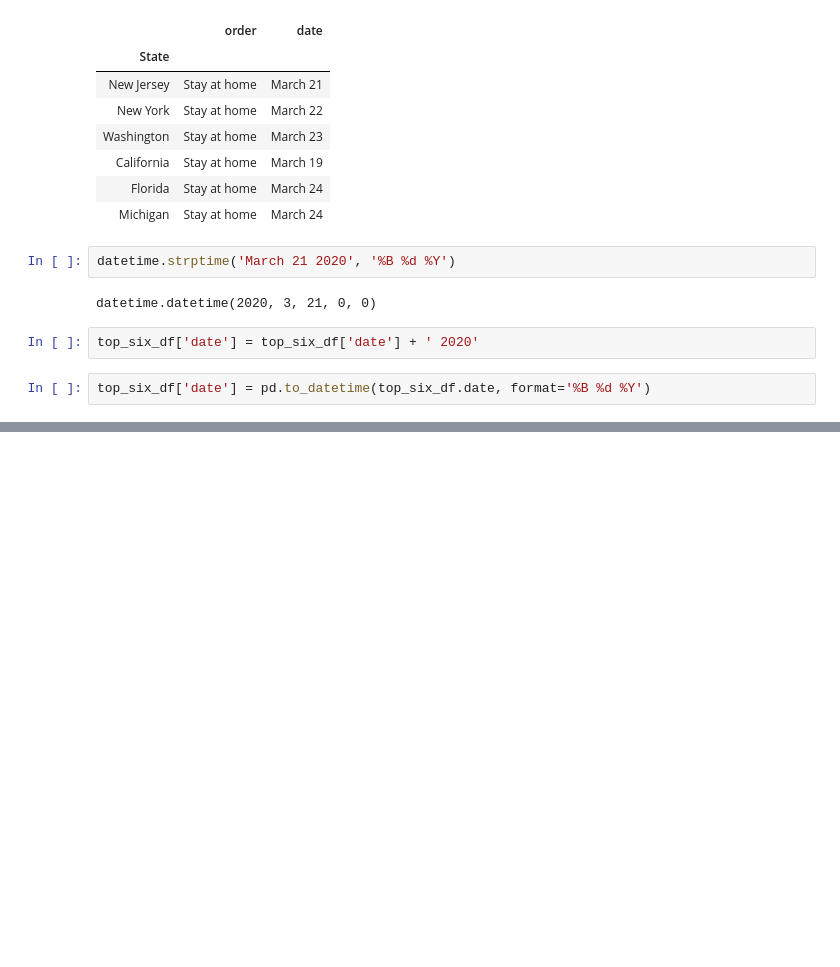
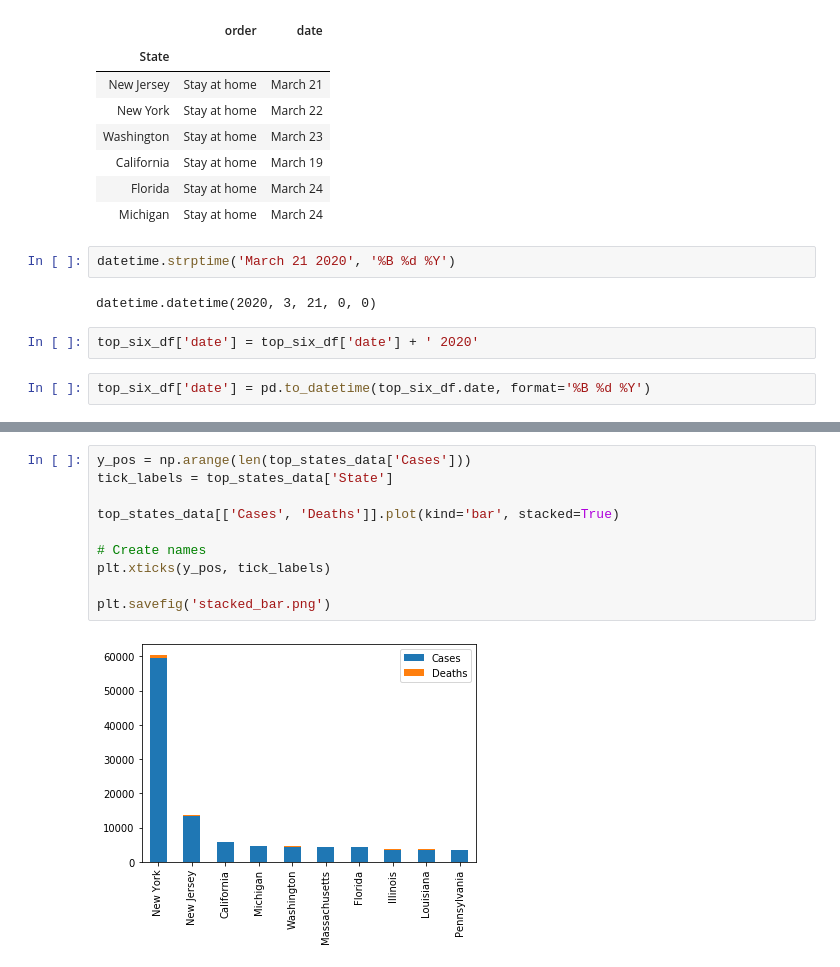
Before and after one commit to positivelyalli/COVID19_ETL_Project, a Jupyter notebook: state_measures.ipynb, the cells around one changed output, grey strips where cells are left out. Drawn from its saved outputs; the diff is of its cells as text; blank space fills up the shorter version.

```diff
--- a/state_measures.ipynb
+++ b/state_measures.ipynb
@@ -243,0 +315,12 @@ top_six_df.to_csv()
+# %%
+y_pos = np.arange(len(top_states_data['Cases']))
+tick_labels = top_states_data['State']
+
+top_states_data[['Cases', 'Deaths']].plot(kind='bar', stacked=True)
+
+# Create names
+plt.xticks(y_pos, tick_labels)
+
+plt.savefig('stacked_bar.png')
+# %% [output]
+[figure, added]
```
Also changed, not shown: parts of 11 cells of this notebook, 3 other files.
